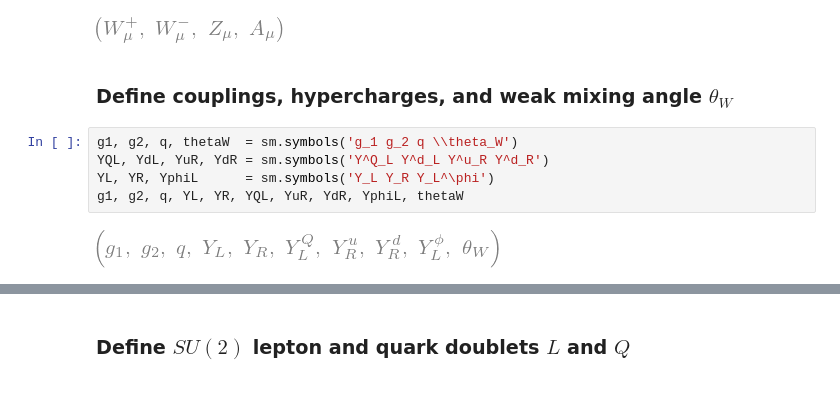
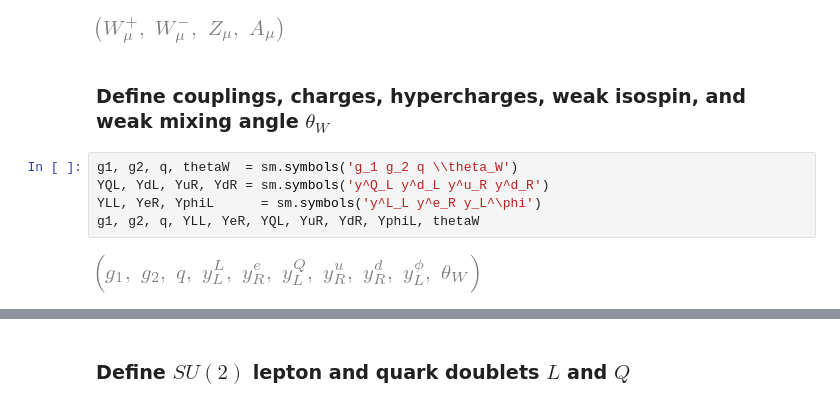
Before and after one commit to hbprosper/GSW, a Jupyter notebook: GlashowSalamWeinberg.ipynb, the cells around one changed output, grey strips where cells are left out. Saved outputs shown, nothing was run; the diff lists cells and outputs as text.

```diff
--- a/GlashowSalamWeinberg.ipynb
+++ b/GlashowSalamWeinberg.ipynb
@@ -216,11 +220,11 @@ Wplus, Wminus, Z, A
 # %% [output]
 [figure]
 # %% [markdown]
-### Define couplings, hypercharges, and weak mixing angle $\theta_W$
+### Define couplings, charges, hypercharges, weak isospin, and weak mixing angle $\theta_W$
 # %%
 g1, g2, q, thetaW  = sm.symbols('g_1 g_2 q \\theta_W')
-YQL, YdL, YuR, YdR = sm.symbols('Y^Q_L Y^d_L Y^u_R Y^d_R')
-YL, YR, YphiL      = sm.symbols('Y_L Y_R Y_L^\phi')
-g1, g2, q, YL, YR, YQL, YuR, YdR, YphiL, thetaW
+YQL, YdL, YuR, YdR = sm.symbols('y^Q_L y^d_L y^u_R y^d_R')
+YLL, YeR, YphiL      = sm.symbols('y^L_L y^e_R y_L^\phi')
+g1, g2, q, YLL, YeR, YQL, YuR, YdR, YphiL, thetaW
 # %% [output]
-[figure, old version]
+[figure, new version]
```
Also changed, not shown: parts of 66 cells of this notebook.
